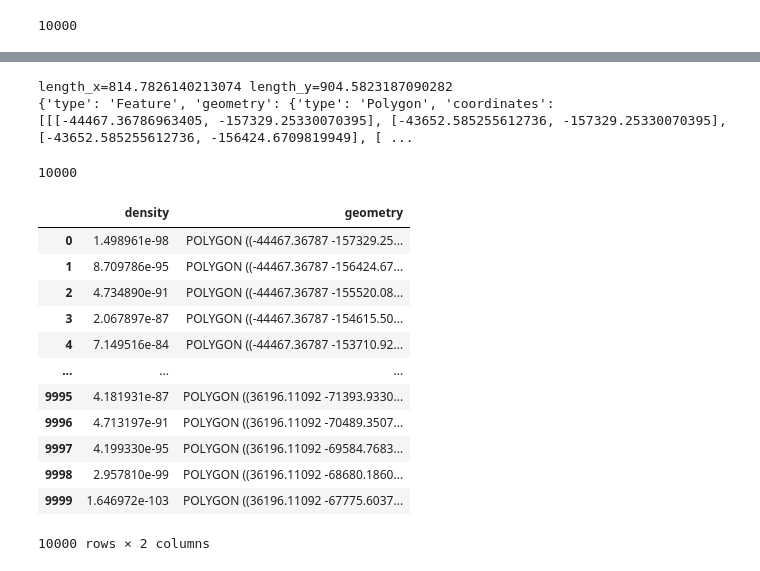
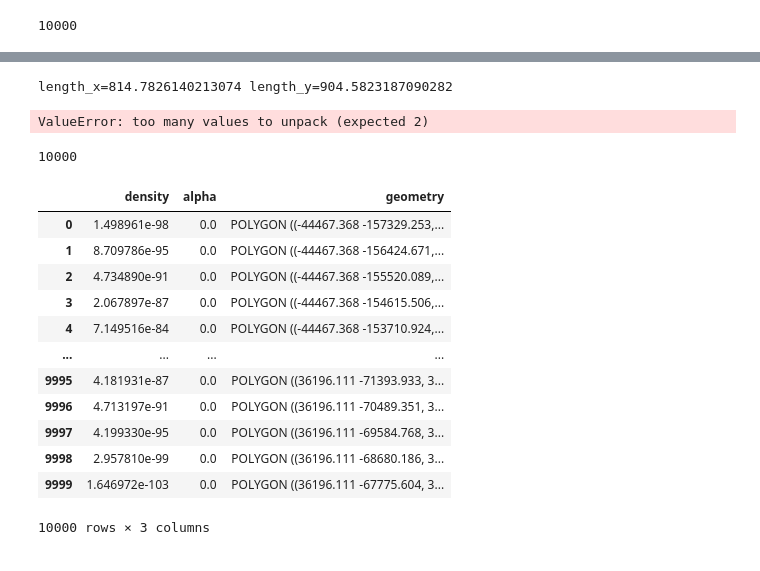
Before and after one commit to naoto-github/KDECrimeMap, a Jupyter notebook: KDECrimeMap.ipynb, the cells around one changed output, grey strips where cells are left out. Drawn from its saved outputs; the diff is of its cells as text; code cells hidden in the pictures.

Commit message:
Alpha値の計算

```diff
--- a/KDECrimeMap.ipynb
+++ b/KDECrimeMap.ipynb
@@ -141,7 +153,7 @@ radius_y = length_y / 2
 print(f"length_x={length_x} length_y={length_y}")
 
 features = []
-for (x,y),density in zip(target_geometry, density_list):
+for (x,y),density,alpha in zip(target_geometry, density_list, alpha_list):
     #print(f"{x} {y} {density}")
 
     feature = {
@@ -152,6 +164,7 @@ for (x,y),density in zip(target_geometry, density_list):
         },
         "properties": {
             "density": density,
+            "alpha": alpha
         }
     }
 
@@ -161,27 +174,28 @@ geojson["features"] = features
 print(geojson["features"][0])
 # %% [output]
 length_x=814.7826140213074 length_y=904.5823187090282
-{'type': 'Feature', 'geometry': {'type': 'Polygon', 'coordinates': [[[-44467.36786963405, -157329.25330070395], [-43652.585255612736, -157329.25330070395], [-43652.585255612736, -156424.6709819949], [ ...
+ValueError: too many values to unpack (expected 2)
 # %%
 # GeoJSONファイルを書込
 with open("./geojson/crime-density-2020.geojson", "w") as f:
     json.dump(geojson, f, ensure_ascii=False)
 # %%
 density_gdf = gpd.read_file("./geojson/crime-density-2020.geojson")
+density_gdf = density_gdf.set_crs(epsg=6675, allow_override=True)
 print(len(density_gdf))
 display(density_gdf)
 # %% [output]
 10000
-|  | density | geometry |
-| 0 | 1.498961e-98 | POLYGON ((-44467.36787 -157329.25... |
-| 1 | 8.709786e-95 | POLYGON ((-44467.36787 -156424.67... |
-| 2 | 4.734890e-91 | POLYGON ((-44467.36787 -155520.08... |
-| 3 | 2.067897e-87 | POLYGON ((-44467.36787 -154615.50... |
-| 4 | 7.149516e-84 | POLYGON ((-44467.36787 -153710.92... |
-| ... | ... | ... |
-| 9995 | 4.181931e-87 | POLYGON ((36196.11092 -71393.9330... |
-| 9996 | 4.713197e-91 | POLYGON ((36196.11092 -70489.3507... |
-| 9997 | 4.199330e-95 | POLYGON ((36196.11092 -69584.7683... |
-| 9998 | 2.957810e-99 | POLYGON ((36196.11092 -68680.1860... |
-| 9999 | 1.646972e-103 | POLYGON ((36196.11092 -67775.6037... |
+|  | density | alpha | geometry |
+| 0 | 1.498961e-98 | 0.0 | POLYGON ((-44467.368 -157329.253,... |
+| 1 | 8.709786e-95 | 0.0 | POLYGON ((-44467.368 -156424.671,... |
+| 2 | 4.734890e-91 | 0.0 | POLYGON ((-44467.368 -155520.089,... |
+| 3 | 2.067897e-87 | 0.0 | POLYGON ((-44467.368 -154615.506,... |
+| 4 | 7.149516e-84 | 0.0 | POLYGON ((-44467.368 -153710.924,... |
+| ... | ... | ... | ... |
+| 9995 | 4.181931e-87 | 0.0 | POLYGON ((36196.111 -71393.933, 3... |
+| 9996 | 4.713197e-91 | 0.0 | POLYGON ((36196.111 -70489.351, 3... |
+| 9997 | 4.199330e-95 | 0.0 | POLYGON ((36196.111 -69584.768, 3... |
+| 9998 | 2.957810e-99 | 0.0 | POLYGON ((36196.111 -68680.186, 3... |
+| 9999 | 1.646972e-103 | 0.0 | POLYGON ((36196.111 -67775.604, 3... |
-10000 rows × 2 columns
+10000 rows × 3 columns
```
Also changed, not shown: parts of 9 cells of this notebook, 2 other files.
